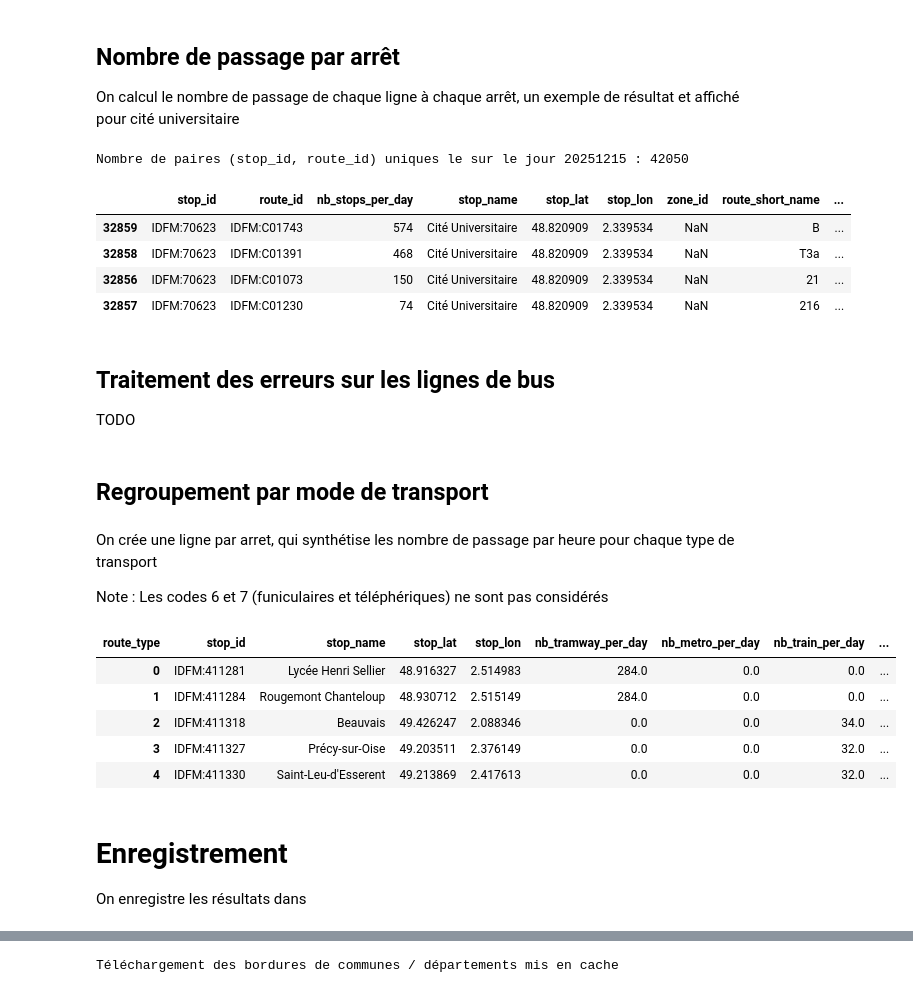
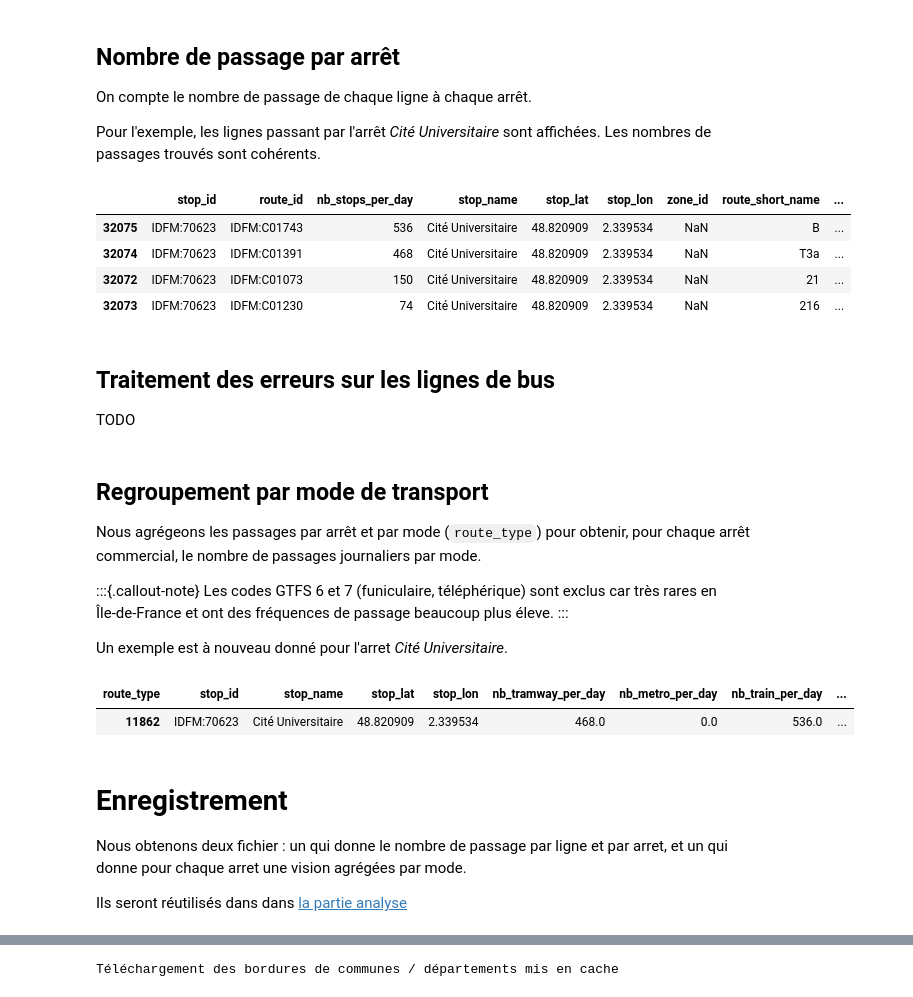
Before and after one commit to gaybrice/projet-python-ds, a Jupyter notebook: notebooks/idfm.ipynb, the cells around one changed output, grey strips where cells are left out. Cells and saved outputs as stored; diff of their text form; code cells hidden in the pictures.

Commit message:
idfm presque clean

```diff
--- a/notebooks/idfm.ipynb
+++ b/notebooks/idfm.ipynb
@@ -102,71 +193,77 @@ Travail avec le jour: 20251222
 # %% [markdown]
 ## Nombre de passage par arrêt
-On calcul le nombre de passage de chaque ligne à chaque arrêt, un exemple de résultat et affiché pour cité universitaire
+
+On compte le nombre de passage de chaque ligne à chaque arrêt.
+
+Pour l'exemple, les lignes passant par l'arrêt *Cité Universitaire* sont affichées. Les nombres de passages trouvés sont cohérents.
 # %%
-# Pour chaque stop_id, et chaque route_id, on calcul le nombre d'arrets par jour à ce stop
-# voir le pdf docu_gtfs.pdf, section 3.4.5 page 17 pour la structure des tables
+# Join et comptage
 stop_times_one_day = idfm["stop_times"].merge(trips_one_day[["trip_id", "route_id"]], on="trip_id", how="inner")
 stop_route_counts = stop_times_one_day.groupby(["stop_id", "route_id"]).size().reset_index(name="nb_stops_per_day")
-print(f"Nombre de paires (stop_id, route_id) uniques le sur le jour {next_monday_str} : {len(stop_route_counts)}")
 
-# on ajoute les infos des arrêts
+# Ajouter infos des arrêts et des routes
 stop_route_counts = (
-    	stop_route_counts.merge(
-				idfm["stops"][["stop_id", "stop_name", "stop_lat", "stop_lon", "zone_id"]],
-				on="stop_id", how="left"
-            )
-        	.merge(
-                idfm["routes"][["route_id", "route_short_name", "route_type"]],
-                on="route_id", how="left"
-            )
+    stop_route_counts
+    .merge(idfm["stops"][["stop_id", "stop_name", "stop_lat", "stop_lon", "zone_id"]], on="stop_id", how="left")
+    .merge(idfm["routes"][["route_id", "route_short_name", "route_type"]], on="route_id", how="left")
 )
 
-
-# Affiche les passages dans une gare donnée
-stop_route_counts[stop_route_counts["stop_name"] == "Cité Universitaire"].sort_values(by="nb_stops_per_day", ascending=False)
+# Exemple : afficher les lignes pour 'Cité Universitaire'
+stop_route_counts[stop_route_counts["stop_name"] == "Cité Universitaire"].sort_values(by="nb_stops_per_day", ascending=False).head(10)
 # %% [output]
-Nombre de paires (stop_id, route_id) uniques le sur le jour 20251215 : 42050
 |  | stop_id | route_id | nb_stops_per_day | stop_name | stop_lat | stop_lon | zone_id | route_short_name | ... |
-| 32859 | IDFM:70623 | IDFM:C01743 | 574 | Cité Universitaire | 48.820909 | 2.339534 | NaN | B | ... |
-| 32858 | IDFM:70623 | IDFM:C01391 | 468 | Cité Universitaire | 48.820909 | 2.339534 | NaN | T3a | ... |
-| 32856 | IDFM:70623 | IDFM:C01073 | 150 | Cité Universitaire | 48.820909 | 2.339534 | NaN | 21 | ... |
-| 32857 | IDFM:70623 | IDFM:C01230 | 74 | Cité Universitaire | 48.820909 | 2.339534 | NaN | 216 | ... |
+| 32075 | IDFM:70623 | IDFM:C01743 | 536 | Cité Universitaire | 48.820909 | 2.339534 | NaN | B | ... |
+| 32074 | IDFM:70623 | IDFM:C01391 | 468 | Cité Universitaire | 48.820909 | 2.339534 | NaN | T3a | ... |
+| 32072 | IDFM:70623 | IDFM:C01073 | 150 | Cité Universitaire | 48.820909 | 2.339534 | NaN | 21 | ... |
+| 32073 | IDFM:70623 | IDFM:C01230 | 74 | Cité Universitaire | 48.820909 | 2.339534 | NaN | 216 | ... |
 # %% [markdown]
 ## Traitement des erreurs sur les lignes de bus
 TODO
 # %% [markdown]
 ## Regroupement par mode de transport
+
+Nous agrégeons les passages par arrêt et par mode (`route_type`) pour obtenir, pour chaque arrêt commercial, le nombre de passages journaliers par mode.
+
+
+:::{.callout-note}
+Les codes GTFS 6 et 7 (funiculaire, téléphérique) sont exclus car très rares en Île‑de‑France et ont des fréquences de passage beaucoup plus éleve.
+:::
+
+
+Un exemple est à nouveau donné pour l'arret *Cité Universitaire*.
-# %% [markdown]
-On crée une ligne par arret, qui synthétise les nombre de passage par heure pour chaque type de transport
-
-Note : Les codes 6 et 7 (funiculaires et téléphériques) ne sont pas considérés
 # %%
 # calcul du nombre de passage par type de transport
-passage_par_arret = (stop_route_counts.groupby(["stop_id", "stop_name", "stop_lat", "stop_lon", "route_type"])
-                    ["nb_stops_per_day"].sum().reset_index())
-passage_par_arret = (passage_par_arret[passage_par_arret["route_type"].isin([0, 1, 2, 3])].reset_index(drop=True)
-                    .pivot_table(index=["stop_id", "stop_name", "stop_lat", "stop_lon"], columns="route_type", values="nb_stops_per_day", fill_value=0))
-# rename columns
+passage_par_arret = (
+    stop_route_counts
+    .groupby(["stop_id", "stop_name", "stop_lat", "stop_lon", "route_type"])["nb_stops_per_day"]
+    .sum()
+    .reset_index()
+)
+
+passage_par_arret = (
+    passage_par_arret[passage_par_arret["route_type"].isin([0, 1, 2, 3])]
+    .pivot_table(index=["stop_id", "stop_name", "stop_lat", "stop_lon"], columns="route_type", values="nb_stops_per_day", fill_value=0)
+)
+
 passage_par_arret = passage_par_arret.rename(columns={
     0: "nb_tramway_per_day",
     1: "nb_metro_per_day",
     2: "nb_train_per_day",
     3: "nb_bus_per_day"
 })
 
 passage_par_arret = passage_par_arret.reset_index()
-passage_par_arret.head(5)
+
+passage_par_arret[passage_par_arret["stop_name"] == "Cité Universitaire"]
 # %% [output]
 | route_type | stop_id | stop_name | stop_lat | stop_lon | nb_tramway_per_day | nb_metro_per_day | nb_train_per_day | ... |
-| 0 | IDFM:411281 | Lycée Henri Sellier | 48.916327 | 2.514983 | 284.0 | 0.0 | 0.0 | ... |
-| 1 | IDFM:411284 | Rougemont Chanteloup | 48.930712 | 2.515149 | 284.0 | 0.0 | 0.0 | ... |
-| 2 | IDFM:411318 | Beauvais | 49.426247 | 2.088346 | 0.0 | 0.0 | 34.0 | ... |
-| 3 | IDFM:411327 | Précy-sur-Oise | 49.203511 | 2.376149 | 0.0 | 0.0 | 32.0 | ... |
-| 4 | IDFM:411330 | Saint-Leu-d'Esserent | 49.213869 | 2.417613 | 0.0 | 0.0 | 32.0 | ... |
+| 11862 | IDFM:70623 | Cité Universitaire | 48.820909 | 2.339534 | 468.0 | 0.0 | 536.0 | ... |
 # %% [markdown]
 # Enregistrement
 
-On enregistre les résultats dans
+Nous obtenons deux fichier : un qui donne le nombre de passage par ligne et par arret, et un qui donne pour chaque arret une vision agrégées par mode.
+
+Ils seront réutilisés dans dans [la partie analyse](main.html)
 # %%
 # Enregistre passage_par_arret et stop_route_counts dans un fichier GeoJSON
 import geopandas as gpd
```
Also changed, not shown: parts of 11 cells of this notebook, 1 other file.
